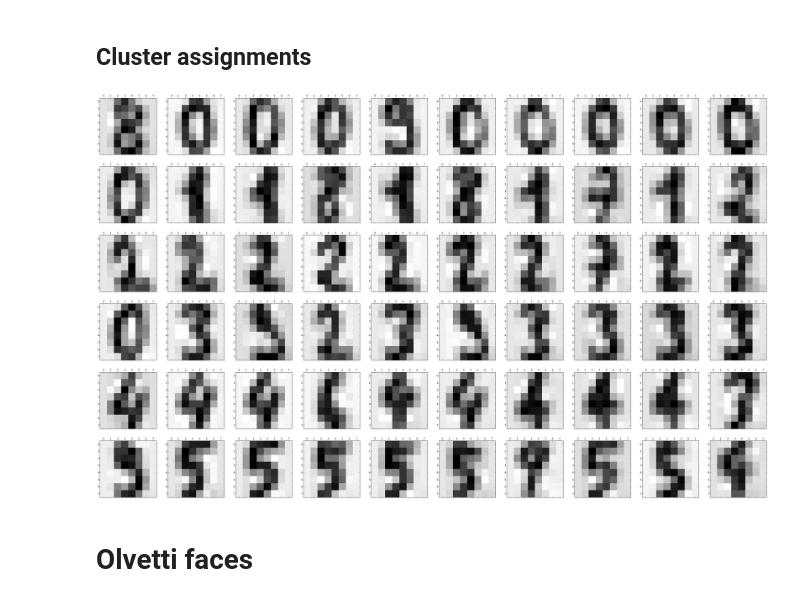
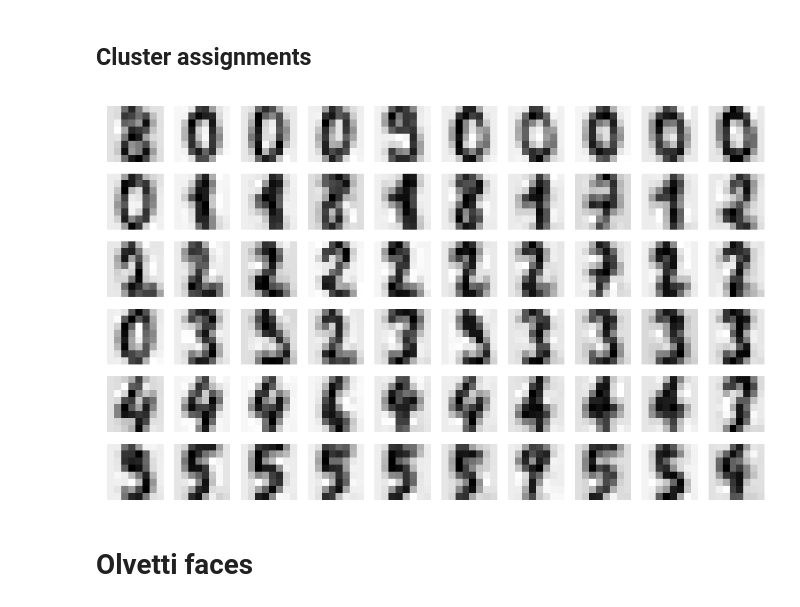
Before and after one commit to cangermueller/vbmfa, a Jupyter notebook: examples/140709_vbmfa.ipynb, the cells around one changed output. Saved outputs shown, nothing was run; the diff lists cells and outputs as text; code cells hidden in the pictures.

```diff
--- a/examples/140709_vbmfa.ipynb
+++ b/examples/140709_vbmfa.ipynb
@@ -26,3 +30,5 @@ import vbmfa.mfa
+# %%
+sns.set_style('darkgrid')
 # %% [markdown]
 ## Helper functions
 # %%
@@ -147,14 +155,18 @@ Not too bad: most elements lie on the diagonal.
 # %%
 show = [0, 1, 2, 3, 4, 5]
 num = 10
-fig, ax = plot_grid(len(show) * num, ncols=num)
+fig, ax = plot_grid(len(show) * num, ncols=num, size=(2, 2))
 y = mfa.x_to_y()
-for i in range(len(show)):
-    y_i = y[:, c_labels == show[i]]
-    for j in range(num):
-        ax[int(i * 10 + j)].matshow(y_i[:, j].reshape(8, 8), cmap='binary')
+with sns.axes_style('whitegrid'):
+    for i in range(len(show)):
+        y_i = y[:, c_labels == show[i]]
+        for j in range(num):
+            k = int(i * 10 + j)
+            ax[k].matshow(y_i[:, j].reshape(8, 8), cmap='binary')
+            ax[k].set_axis_off()
+            ax[k].grid()
 # %% [output]
-[figure, old version]
+[figure, new version]
 # %% [markdown]
 # Olvetti faces
 # %% [markdown]
```
Also changed, not shown: parts of 9 cells of this notebook, 1 other file.
